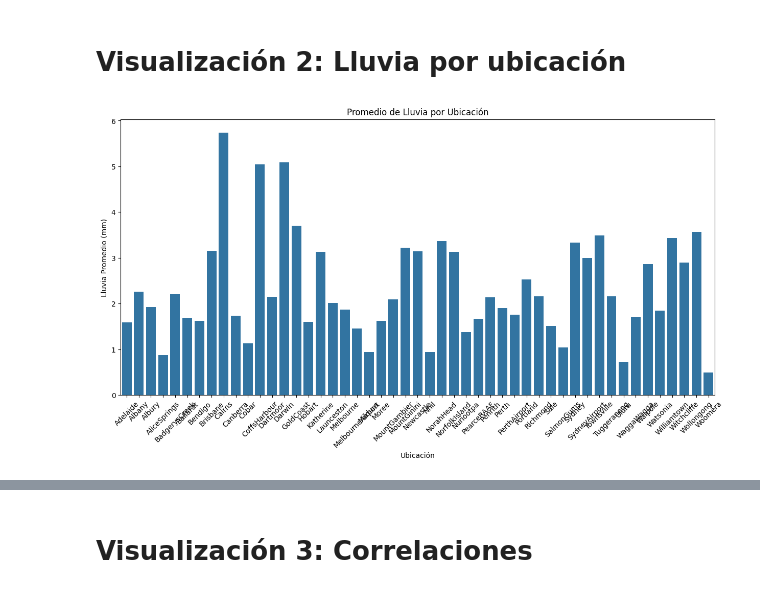
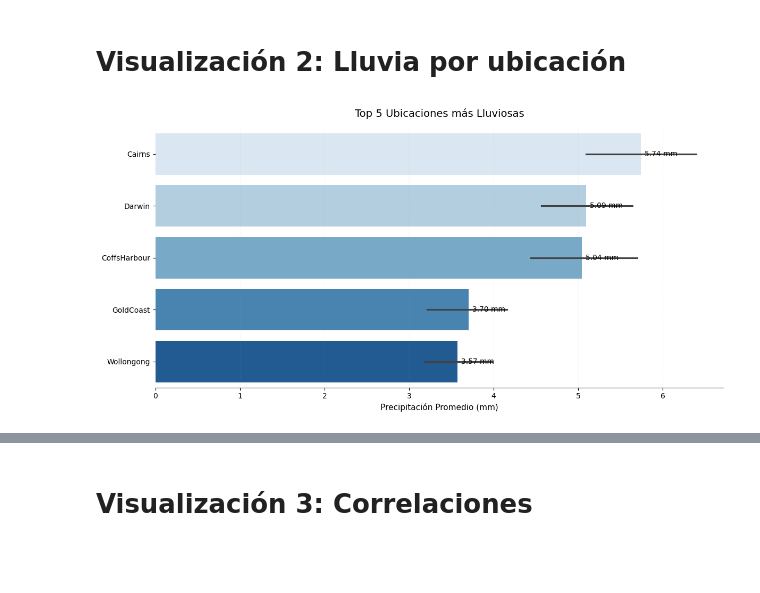
Before and after one commit to AntaresAnton/Examen-Mineria-Datos, a Jupyter notebook: ExamenTranversal_PatricioQuintanilla_ItaloBrignardello.ipynb, the cells around one changed output, grey strips where cells are left out. Cells and saved outputs as stored; diff of their text form; code cells hidden in the pictures; blank space fills up the shorter version.

```diff
--- a/ExamenTranversal_PatricioQuintanilla_ItaloBrignardello.ipynb
+++ b/ExamenTranversal_PatricioQuintanilla_ItaloBrignardello.ipynb
@@ -204,13 +537,34 @@ plt.show()
 # %% [markdown]
 # Visualización 2: Lluvia por ubicación
-# %%
-plt.figure(figsize=(15, 7))
-sns.barplot(data=df.groupby('Ubicacion')['Lluvia'].mean().reset_index().sort_values('Lluvia', ascending=False),
-            x='Ubicacion', y='Lluvia')
-plt.xticks(rotation=45)
-plt.title('Promedio de Lluvia por Ubicación')
-plt.xlabel('Ubicación')
-plt.ylabel('Lluvia Promedio (mm)')
-plt.show()
-# %% [output]
-[figure, removed]
+# %%
+# Filtrar solo las 5 ubicaciones con más lluvia
+top_5_locations = df.groupby('Ubicacion')['Lluvia'].mean().nlargest(5)
+filtered_df = df[df['Ubicacion'].isin(top_5_locations.index)]
+
+# Crear visualización con datos filtrados
+plt.figure(figsize=(12, 6))
+ax = sns.barplot(data=filtered_df,
+                y='Ubicacion',
+                x='Lluvia',
+                estimator=np.mean,
+                palette='Blues',  # Paleta azul para contexto de lluvia
+                orient='h',
+                order=top_5_locations.index)
+
+
+# Personalización
+plt.title('Top 5 Ubicaciones más Lluviosas', fontsize=14, pad=15)
+plt.xlabel('Precipitación Promedio (mm)', fontsize=11)
+plt.ylabel('')
+
+# Añadir etiquetas
+for i in ax.containers:
+    ax.bar_label(i, fmt='%.2f mm', padding=5)
+
+# Ajustes finales
+plt.grid(axis='x', alpha=0.2, linestyle=':')
+sns.despine(left=True)
+plt.tight_layout()
+plt.show()
+# %% [output]
+[figure, added]
```
Also changed, not shown: parts of 26 cells of this notebook.
